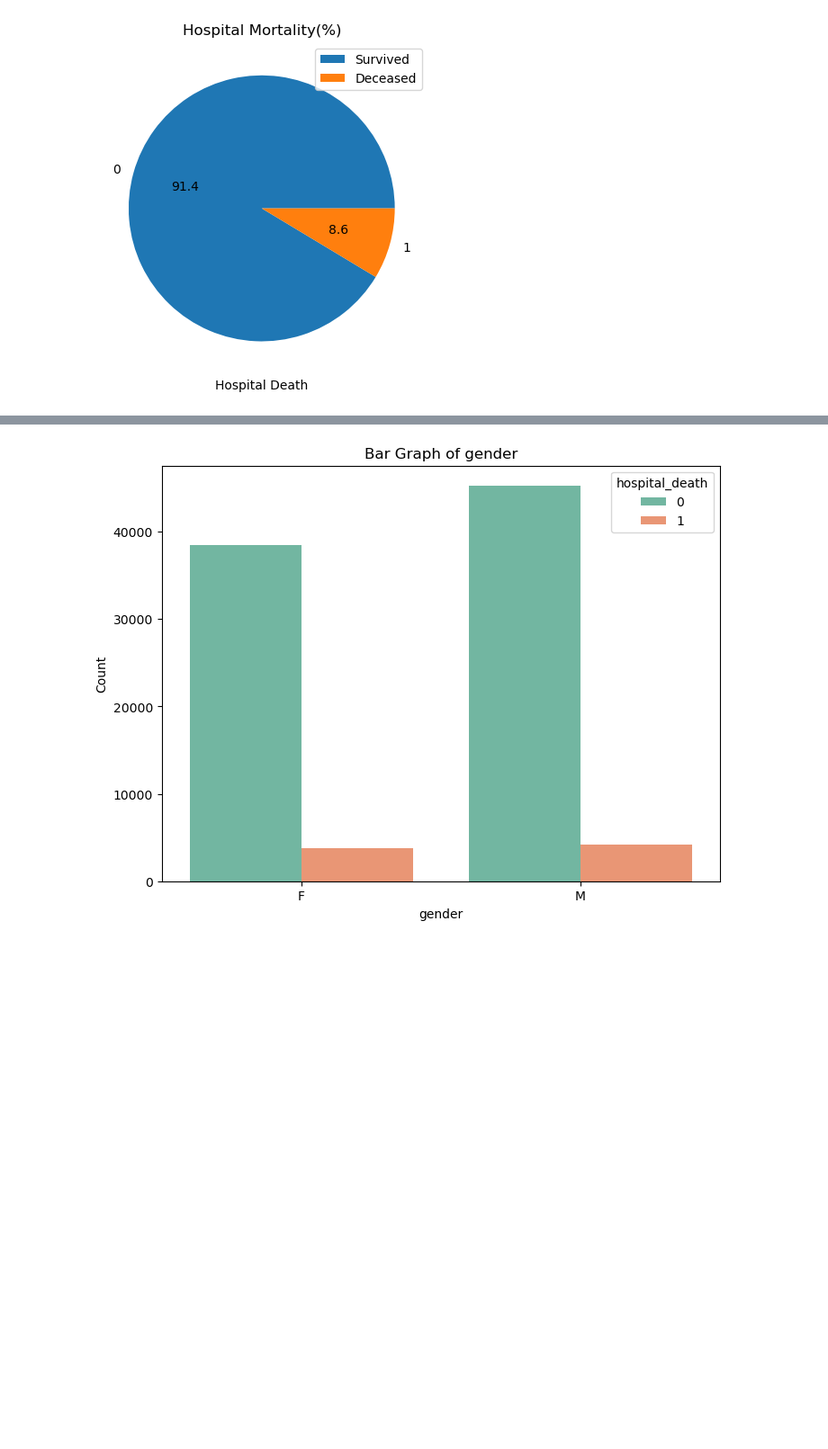
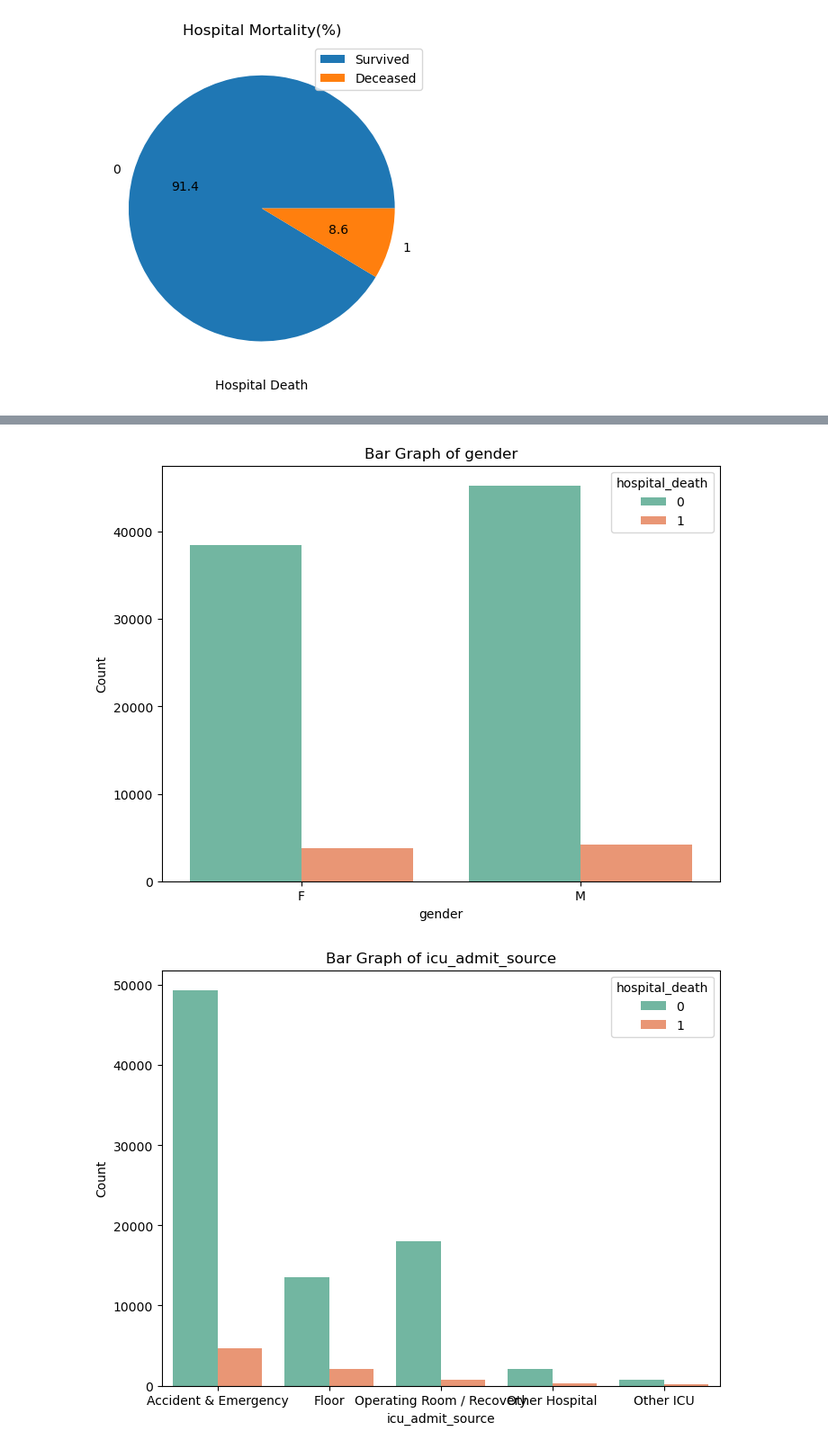
Before and after one commit to 2023DS598/Project, a Jupyter notebook: project_EDA.ipynb, the cells around one changed output, grey strips where cells are left out. Shown at 90% size. Saved outputs shown, nothing was run; the diff lists cells and outputs as text; code cells hidden in the pictures; blank space fills up the shorter version.

```diff
--- a/project_EDA.ipynb
+++ b/project_EDA.ipynb
@@ -147,18 +152,19 @@ plt.show()
 [figure]
 # %%
 # Convert object type columns to categorical variables
-categorical_cols = ['elective_surgery', 'ethnicity', 'gender']  # Replace with the names of categorical variables you want to convert
+categorical_cols = ['elective_surgery', 'ethnicity', 'gender', 'icu_admit_source', 'icu_stay_type', 'icu_type']
 
 # Plot bar graphs for each categorical variable
 for var in categorical_cols:
     plt.figure(figsize=(8, 6))  # Set the size of the plot area
     sns.countplot(data=Survival, x=var, hue='hospital_death', palette='Set2')  # Plot the bar graph with color differentiation
     plt.title('Bar Graph of {}'.format(var))  # Set the title
     plt.xlabel(var)  # Set the x-axis label
     plt.ylabel('Count')  # Set the y-axis label
     plt.legend(title='hospital_death', loc='upper right')  # Add legend
     plt.show()  # Show the bar graph
 # %% [output]
 [figure]
 [figure]
 [figure]
+[figure, added]
```
Also changed, not shown: parts of 11 cells of this notebook.
